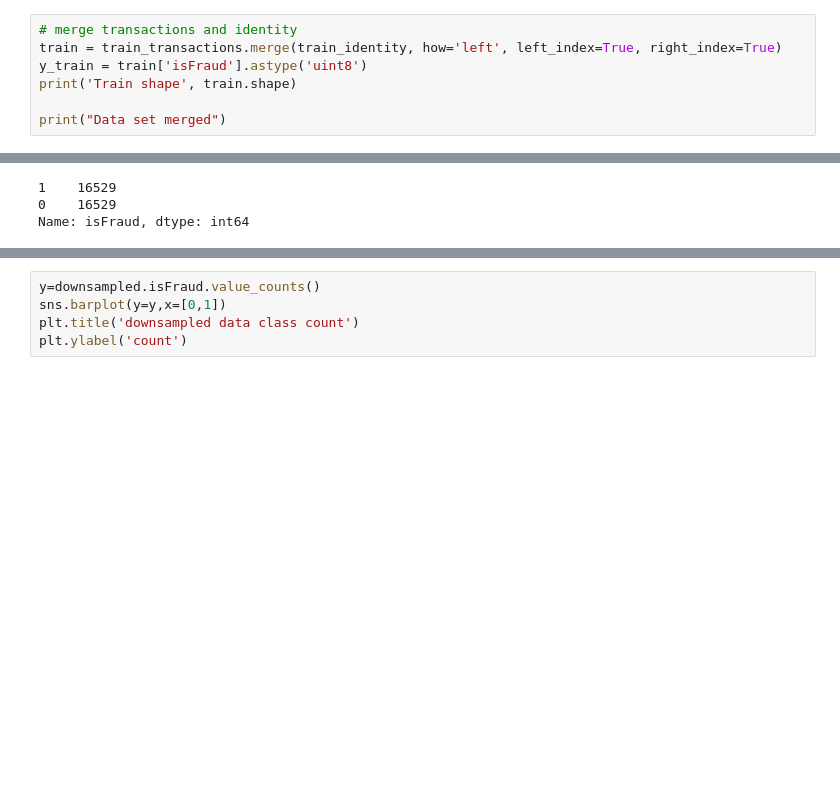
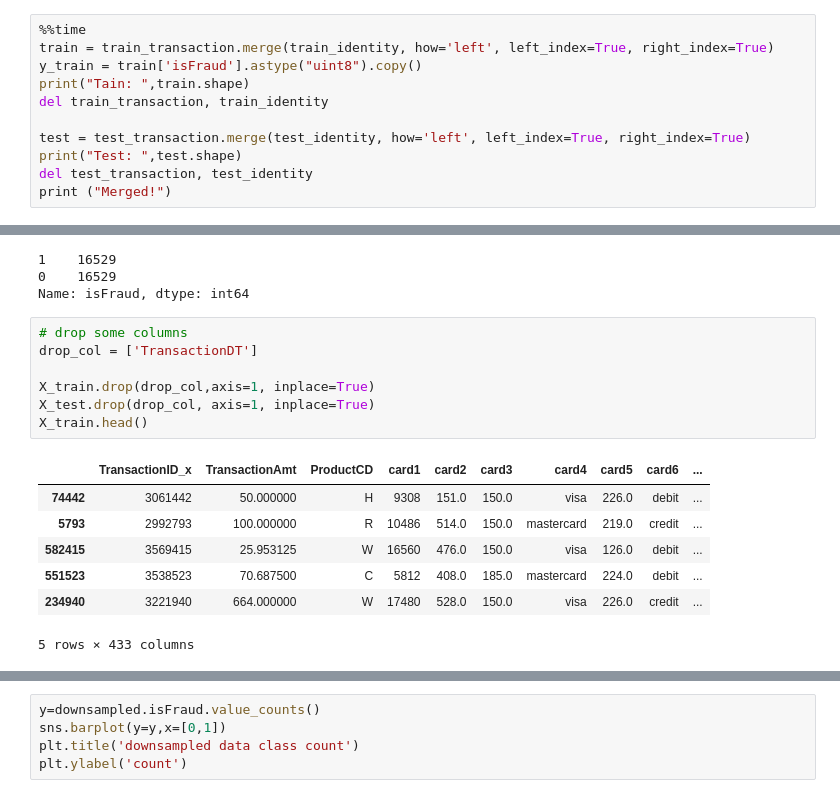
Before and after one commit to monjurmorshed793/credit-card-fraud-detection, a Jupyter notebook: credit-card-fraud.ipynb, the cells around one changed output, grey strips where cells are left out. Saved outputs shown, nothing was run; the diff lists cells and outputs as text; blank space fills up the shorter version.

```diff
--- a/credit-card-fraud.ipynb
+++ b/credit-card-fraud.ipynb
@@ -99,8 +162,12 @@ Text(0.5, 1.0, 'Target variable count')
 # %%
-# merge transactions and identity
-train = train_transactions.merge(train_identity, how='left', left_index=True, right_index=True)
-y_train = train['isFraud'].astype('uint8')
-print('Train shape', train.shape)
+%%time
+train = train_transaction.merge(train_identity, how='left', left_index=True, right_index=True)
+y_train = train['isFraud'].astype("uint8").copy()
+print("Tain: ",train.shape)
+del train_transaction, train_identity
 
-print("Data set merged")
+test = test_transaction.merge(test_identity, how='left', left_index=True, right_index=True)
+print("Test: ",test.shape)
+del test_transaction, test_identity
+print ("Merged!")
 # %% [output]
@@ -206,3 +445,18 @@ downsampled.isFraud.value_counts()
 1    16529
 0    16529
 Name: isFraud, dtype: int64
+# %%
+# drop some columns
+drop_col = ['TransactionDT']
+
+X_train.drop(drop_col,axis=1, inplace=True)
+X_test.drop(drop_col, axis=1, inplace=True)
+X_train.head()
+# %% [output]
+|  | TransactionID_x | TransactionAmt | ProductCD | card1 | card2 | card3 | card4 | card5 | card6 | ... |
+| 74442 | 3061442 | 50.000000 | H | 9308 | 151.0 | 150.0 | visa | 226.0 | debit | ... |
+| 5793 | 2992793 | 100.000000 | R | 10486 | 514.0 | 150.0 | mastercard | 219.0 | credit | ... |
+| 582415 | 3569415 | 25.953125 | W | 16560 | 476.0 | 150.0 | visa | 126.0 | debit | ... |
+| 551523 | 3538523 | 70.687500 | C | 5812 | 408.0 | 185.0 | mastercard | 224.0 | debit | ... |
+| 234940 | 3221940 | 664.000000 | W | 17480 | 528.0 | 150.0 | visa | 226.0 | credit | ... |
+5 rows × 433 columns
```
Also changed, not shown: parts of 25 cells of this notebook.
